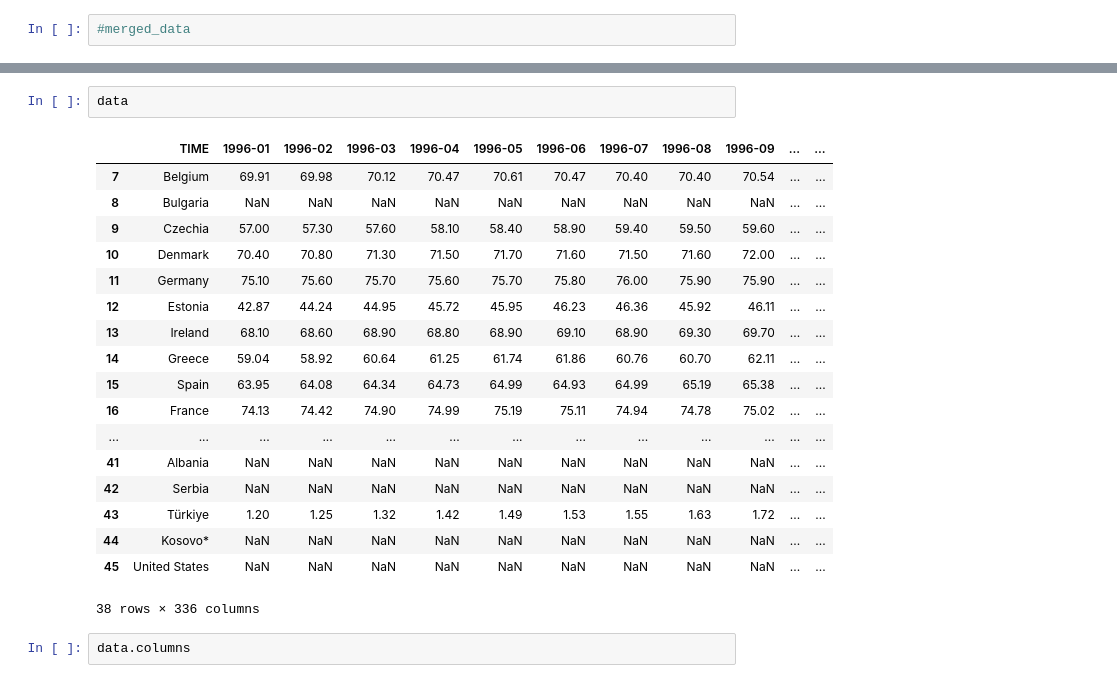
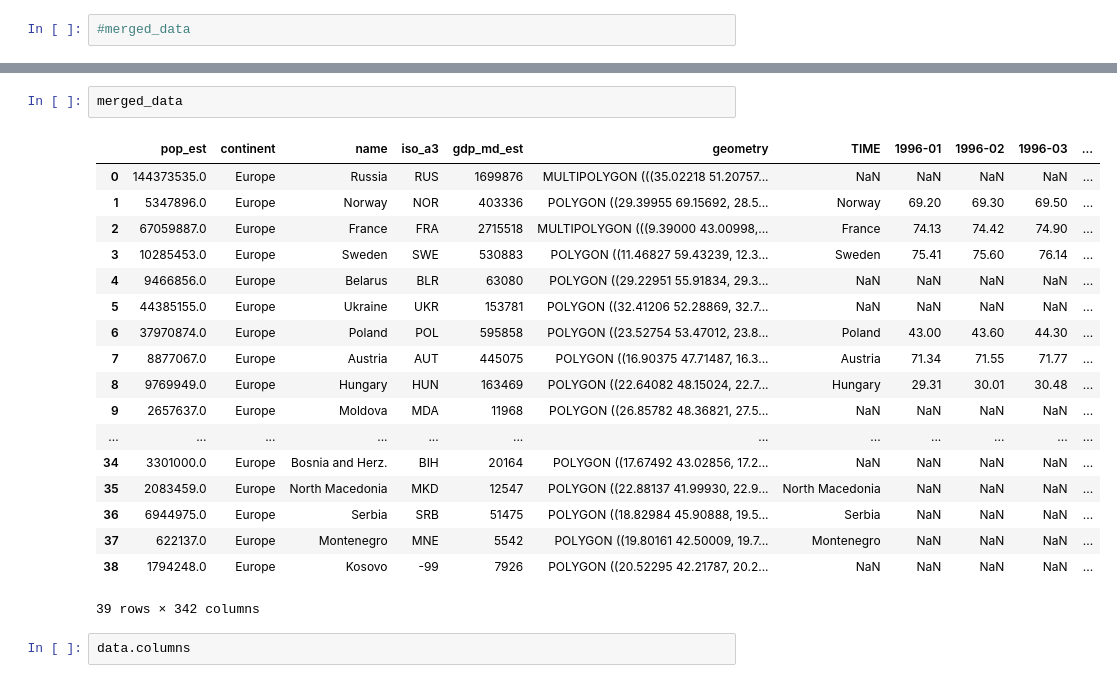
Before and after one commit to NathanVnh/Projet-Python, a Jupyter notebook: Carte.ipynb, the cells around one changed output, grey strips where cells are left out. Drawn from its saved outputs; the diff is of its cells as text.

```diff
--- a/Carte.ipynb
+++ b/Carte.ipynb
@@ -93,24 +75,24 @@ plt.show()
 # %%
-data
+merged_data
 # %% [output]
-|  | TIME | 1996-01 | 1996-02 | 1996-03 | 1996-04 | 1996-05 | 1996-06 | 1996-07 | 1996-08 | 1996-09 | ... | ... |
-| 7 | Belgium | 69.91 | 69.98 | 70.12 | 70.47 | 70.61 | 70.47 | 70.40 | 70.40 | 70.54 | ... | ... |
-| 8 | Bulgaria | NaN | NaN | NaN | NaN | NaN | NaN | NaN | NaN | NaN | ... | ... |
-| 9 | Czechia | 57.00 | 57.30 | 57.60 | 58.10 | 58.40 | 58.90 | 59.40 | 59.50 | 59.60 | ... | ... |
-| 10 | Denmark | 70.40 | 70.80 | 71.30 | 71.50 | 71.70 | 71.60 | 71.50 | 71.60 | 72.00 | ... | ... |
-| 11 | Germany | 75.10 | 75.60 | 75.70 | 75.60 | 75.70 | 75.80 | 76.00 | 75.90 | 75.90 | ... | ... |
-| 12 | Estonia | 42.87 | 44.24 | 44.95 | 45.72 | 45.95 | 46.23 | 46.36 | 45.92 | 46.11 | ... | ... |
-| 13 | Ireland | 68.10 | 68.60 | 68.90 | 68.80 | 68.90 | 69.10 | 68.90 | 69.30 | 69.70 | ... | ... |
-| 14 | Greece | 59.04 | 58.92 | 60.64 | 61.25 | 61.74 | 61.86 | 60.76 | 60.70 | 62.11 | ... | ... |
-| 15 | Spain | 63.95 | 64.08 | 64.34 | 64.73 | 64.99 | 64.93 | 64.99 | 65.19 | 65.38 | ... | ... |
-| 16 | France | 74.13 | 74.42 | 74.90 | 74.99 | 75.19 | 75.11 | 74.94 | 74.78 | 75.02 | ... | ... |
-| ... | ... | ... | ... | ... | ... | ... | ... | ... | ... | ... | ... | ... |
-| 41 | Albania | NaN | NaN | NaN | NaN | NaN | NaN | NaN | NaN | NaN | ... | ... |
-| 42 | Serbia | NaN | NaN | NaN | NaN | NaN | NaN | NaN | NaN | NaN | ... | ... |
-| 43 | Türkiye | 1.20 | 1.25 | 1.32 | 1.42 | 1.49 | 1.53 | 1.55 | 1.63 | 1.72 | ... | ... |
-| 44 | Kosovo* | NaN | NaN | NaN | NaN | NaN | NaN | NaN | NaN | NaN | ... | ... |
-| 45 | United States | NaN | NaN | NaN | NaN | NaN | NaN | NaN | NaN | NaN | ... | ... |
+|  | pop_est | continent | name | iso_a3 | gdp_md_est | geometry | TIME | 1996-01 | 1996-02 | 1996-03 | ... |
+| 0 | 144373535.0 | Europe | Russia | RUS | 1699876 | MULTIPOLYGON (((35.02218 51.20757... | NaN | NaN | NaN | NaN | ... |
+| 1 | 5347896.0 | Europe | Norway | NOR | 403336 | POLYGON ((29.39955 69.15692, 28.5... | Norway | 69.20 | 69.30 | 69.50 | ... |
+| 2 | 67059887.0 | Europe | France | FRA | 2715518 | MULTIPOLYGON (((9.39000 43.00998,... | France | 74.13 | 74.42 | 74.90 | ... |
+| 3 | 10285453.0 | Europe | Sweden | SWE | 530883 | POLYGON ((11.46827 59.43239, 12.3... | Sweden | 75.41 | 75.60 | 76.14 | ... |
+| 4 | 9466856.0 | Europe | Belarus | BLR | 63080 | POLYGON ((29.22951 55.91834, 29.3... | NaN | NaN | NaN | NaN | ... |
+| 5 | 44385155.0 | Europe | Ukraine | UKR | 153781 | POLYGON ((32.41206 52.28869, 32.7... | NaN | NaN | NaN | NaN | ... |
+| 6 | 37970874.0 | Europe | Poland | POL | 595858 | POLYGON ((23.52754 53.47012, 23.8... | Poland | 43.00 | 43.60 | 44.30 | ... |
+| 7 | 8877067.0 | Europe | Austria | AUT | 445075 | POLYGON ((16.90375 47.71487, 16.3... | Austria | 71.34 | 71.55 | 71.77 | ... |
+| 8 | 9769949.0 | Europe | Hungary | HUN | 163469 | POLYGON ((22.64082 48.15024, 22.7... | Hungary | 29.31 | 30.01 | 30.48 | ... |
+| 9 | 2657637.0 | Europe | Moldova | MDA | 11968 | POLYGON ((26.85782 48.36821, 27.5... | NaN | NaN | NaN | NaN | ... |
+| ... | ... | ... | ... | ... | ... | ... | ... | ... | ... | ... | ... |
+| 34 | 3301000.0 | Europe | Bosnia and Herz. | BIH | 20164 | POLYGON ((17.67492 43.02856, 17.2... | NaN | NaN | NaN | NaN | ... |
+| 35 | 2083459.0 | Europe | North Macedonia | MKD | 12547 | POLYGON ((22.88137 41.99930, 22.9... | North Macedonia | NaN | NaN | NaN | ... |
+| 36 | 6944975.0 | Europe | Serbia | SRB | 51475 | POLYGON ((18.82984 45.90888, 19.5... | Serbia | NaN | NaN | NaN | ... |
+| 37 | 622137.0 | Europe | Montenegro | MNE | 5542 | POLYGON ((19.80161 42.50009, 19.7... | Montenegro | NaN | NaN | NaN | ... |
+| 38 | 1794248.0 | Europe | Kosovo | -99 | 7926 | POLYGON ((20.52295 42.21787, 20.2... | NaN | NaN | NaN | NaN | ... |
-38 rows × 336 columns
+39 rows × 342 columns
 # %%
 data.columns
 # %% [output]
```
Also changed, not shown: parts of 4 cells of this notebook.
